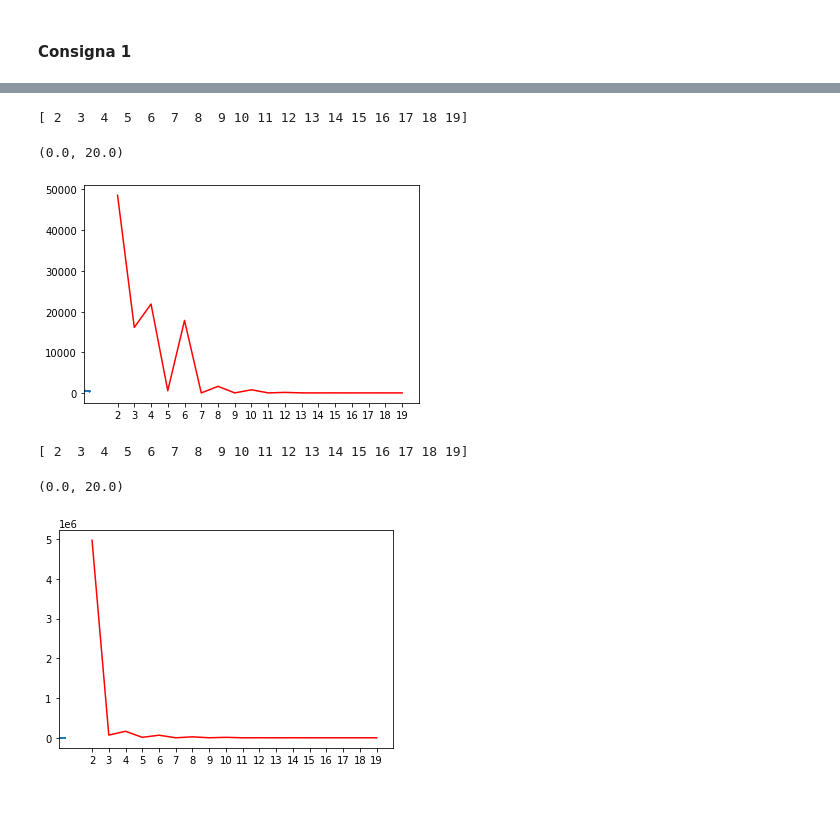
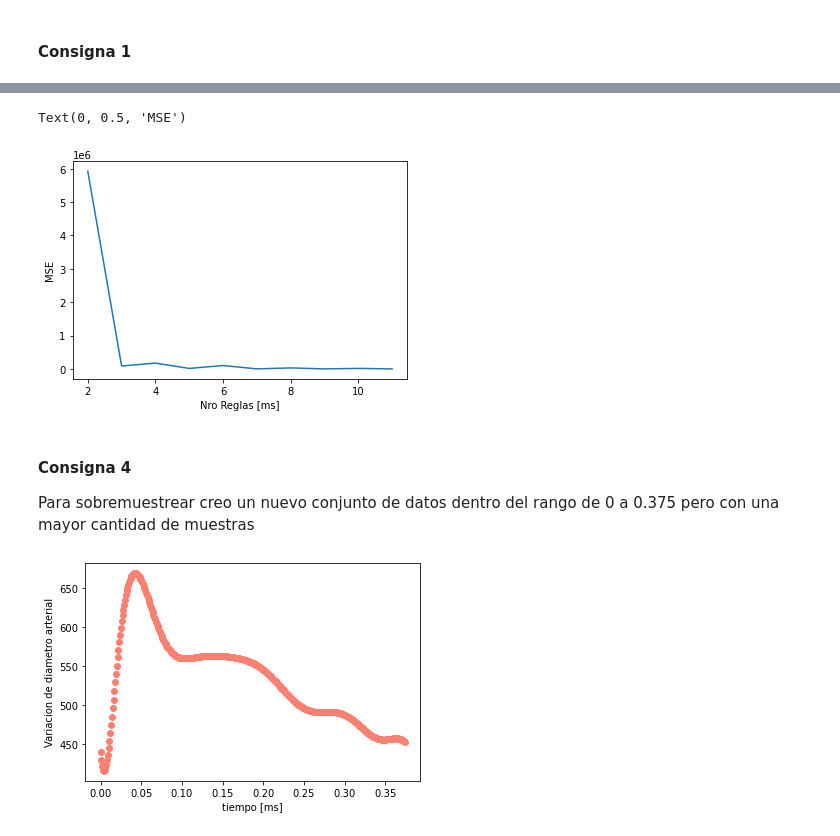
Before and after one commit to TomasMatarazzo/IA-Facultad, a Jupyter notebook: codigo/LogicaDifusa/Sugeno Actividad.ipynb, the cells around one changed output, grey strips where cells are left out. Cells and saved outputs as stored; diff of their text form; code cells hidden in the pictures; blank space fills up the shorter version.

```diff
--- a/codigo/LogicaDifusa/Sugeno Actividad.ipynb
+++ b/codigo/LogicaDifusa/Sugeno Actividad.ipynb
@@ -172,58 +159,44 @@ class fis:
 # %%
 def my_exponential(A, B, C, x):
     return A*np.exp(-B*x)+C
 
 data_x = data[:,0]
 data_y = data[:,1]
 
-data_x = testing_data[:,0]
-data_y = testing_data[:,1]
-
-plt.plot(data_x, data_y)
-# plt.ylim(-20,20)
-
 data = np.vstack((data_x, data_y)).T
-
 fis2 = fis()
 errores = []
-for i in range(2,20):
+for i in range(2,12):
     fis2.genfis(data, 1.1 ,i)
     r = fis2.evalfis(np.vstack(data_x))
     error = (data[:,1] - r)**2
     mse = error.sum()
     errores.append(mse)
 
-print(np.arange(2,20,1))
-plt.plot(np.arange(2,20,1),errores , c = 'red')
-plt.xticks(np.arange(2,20,1) , np.arange(2,20,1))
-plt.xlim(0,20)
+plt.plot(np.arange(2,12, 1), errores)
+plt.xlabel('Nro Reglas [ms]')
+plt.ylabel('MSE')
+# plt.plot(data_x, data_y ,c = 'skyblue')
+# plt.plot(data_x , r, c = 'salmon')
+# plt.xlabel('tiempo [ms]')
+# plt.ylabel('Variacion de diametro arterial')
 # %% [output]
-[ 2  3  4  5  6  7  8  9 10 11 12 13 14 15 16 17 18 19]
+Text(0, 0.5, 'MSE')
-(0.0, 20.0)
-[figure, old version]
+[figure, new version]
+# %% [markdown]
+#### Consigna 4
+Para sobremuestrear creo un nuevo conjunto de datos dentro del rango de 0 a 0.375 pero con una mayor cantidad de muestras
 # %%
-data_x = training_data[:,0]
-data_y = training_data[:,1]
+fis2.genfis(data, 1.1 ,11)
+r = fis2.evalfis(np.vstack(data_x))
 
-plt.plot(data_x, data_y)
-# plt.ylim(-20,20)
 
-data = np.vstack((data_x, data_y)).T
+sobremuestreo = np.vstack(np.arange(0, 0.375 , 0.001))
+r = fis2.evalfis(sobremuestreo)
 
-fis2 = fis()
-errores = []
-for i in range(2,20):
-    fis2.genfis(data, 1.1 ,i)
-    r = fis2.evalfis(np.vstack(data_x))
-    error = (data[:,1] - r)**2
-    mse = error.sum()
-    errores.append(mse)
-
-print(np.arange(2,20,1))
-plt.plot(np.arange(2,20,1),errores , c = 'red')
-plt.xticks(np.arange(2,20,1) , np.arange(2,20,1))
-plt.xlim(0,20)
+plt.scatter(sobremuestreo , r, c = 'salmon')
+plt.xlabel('tiempo [ms]')
+plt.ylabel('Variacion de diametro arterial')
+plt.show()
 # %% [output]
-[ 2  3  4  5  6  7  8  9 10 11 12 13 14 15 16 17 18 19]
-(0.0, 20.0)
-[figure, old version]
+[figure, new version]
```
Also changed, not shown: parts of 4 cells of this notebook, 19 other files.
